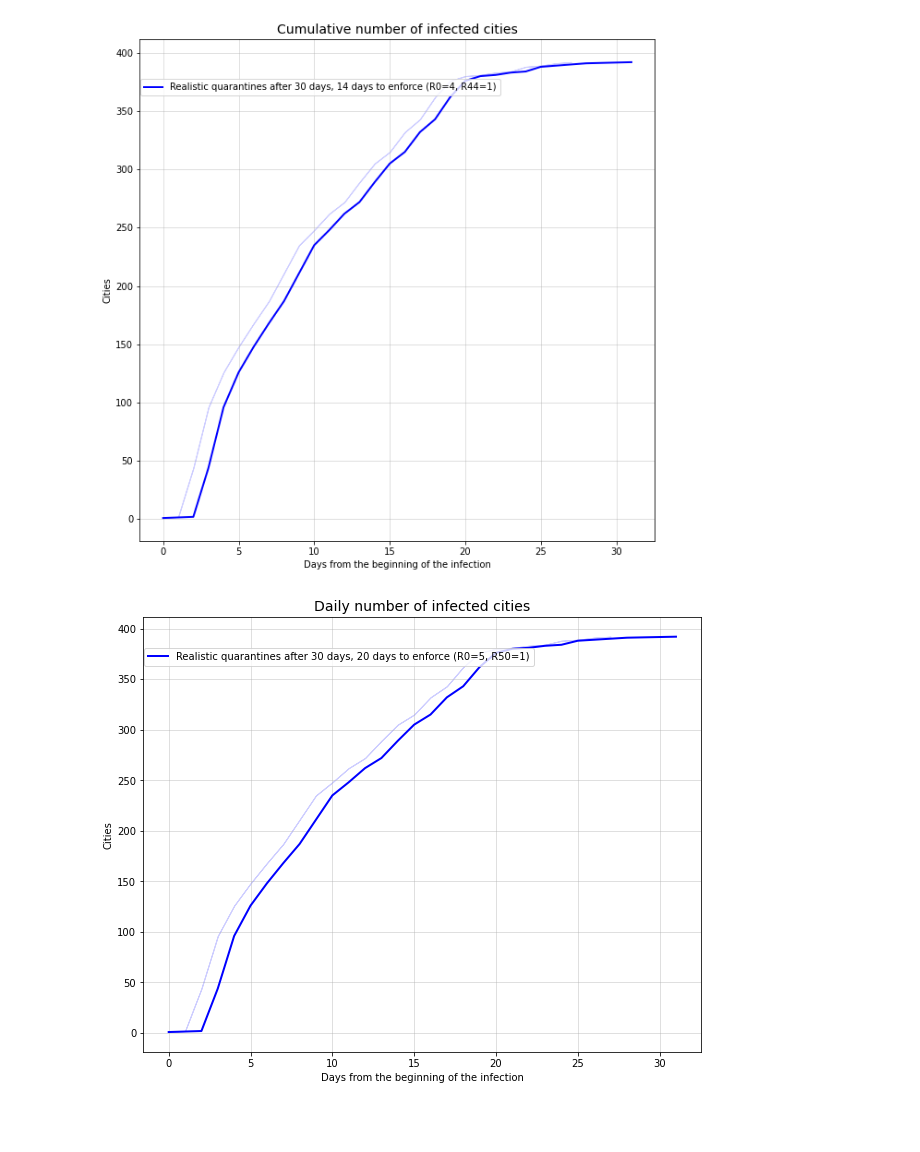
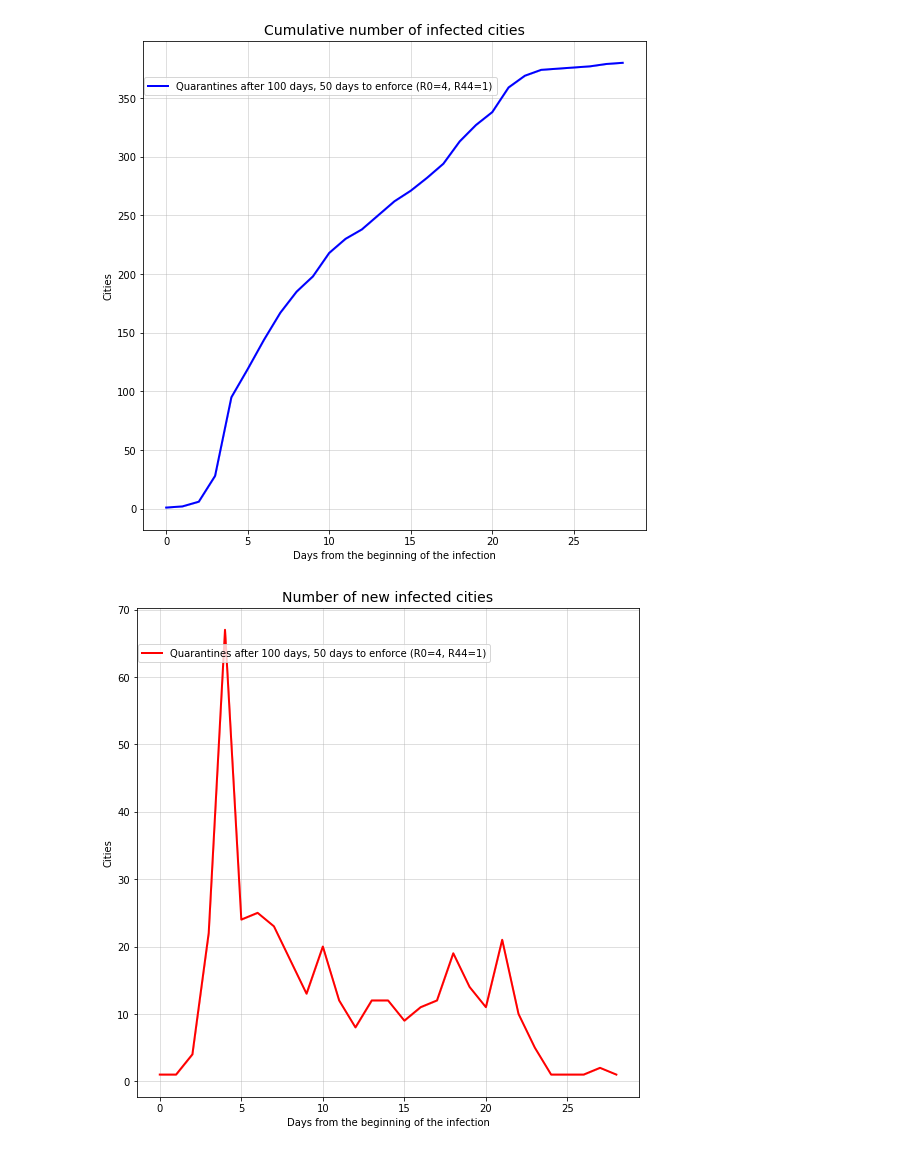
Before and after one commit to RipanHalder/Virus-Spread-Simulation-PSA-Final-Project, a Jupyter notebook: main/visualize-spread.ipynb, the cells around one changed output. Saved outputs shown, nothing was run; the diff lists cells and outputs as text; code cells hidden in the pictures; blank space fills up the shorter version.

```diff
--- a/main/visualize-spread.ipynb
+++ b/main/visualize-spread.ipynb
@@ -77,9 +61,9 @@ airport_data.head()
 | 3 | 3415 | Hilo International Airport | Hilo | United States | ITO | 19.721399 | -155.048004 | 43263.0 | ITO | ... |
 | 5 | 3417 | Bettles Airport | Bettles | United States | BTT | 66.913902 | -151.529007 | 10473.0 | BTT | ... |
 # %%
-realistic_label = 'Realistic quarantines after 30 days, 14 days to enforce (R0=4, R44=1)'
+realistic_label = 'Quarantines after 100 days, 50 days to enforce (R0=4, R44=1)'
 # %%
-plt.figure(figsize=(10, 10))
+plt.figure(figsize=(9, 9))
 plot_with_std(pd.DataFrame(realistic['cumulative_cities']),
               label=realistic_label,
               color='blue'
@@ -92,22 +76,22 @@ plt.grid(alpha=0.5)
 plt.legend(loc=(0.002,0.888))
 plt.show()
 # %% [output]
-[figure, old version]
+[figure, new version]
 # %%
-plt.figure(figsize=(10, 8))
-plot_with_std(pd.DataFrame(realistic['cumulative_cities']),
-              label='Realistic quarantines after 30 days, 20 days to enforce (R0=5, R50=1)',
-              color='blue'
+plt.figure(figsize=(9, 9))
+plot_with_std(pd.DataFrame(realistic['daily_cities']),
+              label=realistic_label,
+              color='red'
              )
 
-plt.title("Daily number of infected cities", fontsize=14)
+plt.title("Number of new infected cities", fontsize=14)
 plt.ylabel("Cities")
 plt.xlabel("Days from the beginning of the infection")
 plt.grid(alpha=0.5)
 plt.legend(loc=(0.002,0.888))
 plt.show()
 # %% [output]
-[figure, old version]
+[figure, new version]
 # %%
 def get_spread_data(file_name, airport_data=airport_data):
     with open(file_name, 'rb') as f:
```
Also changed, not shown: parts of 3 cells of this notebook, 13 other files.
